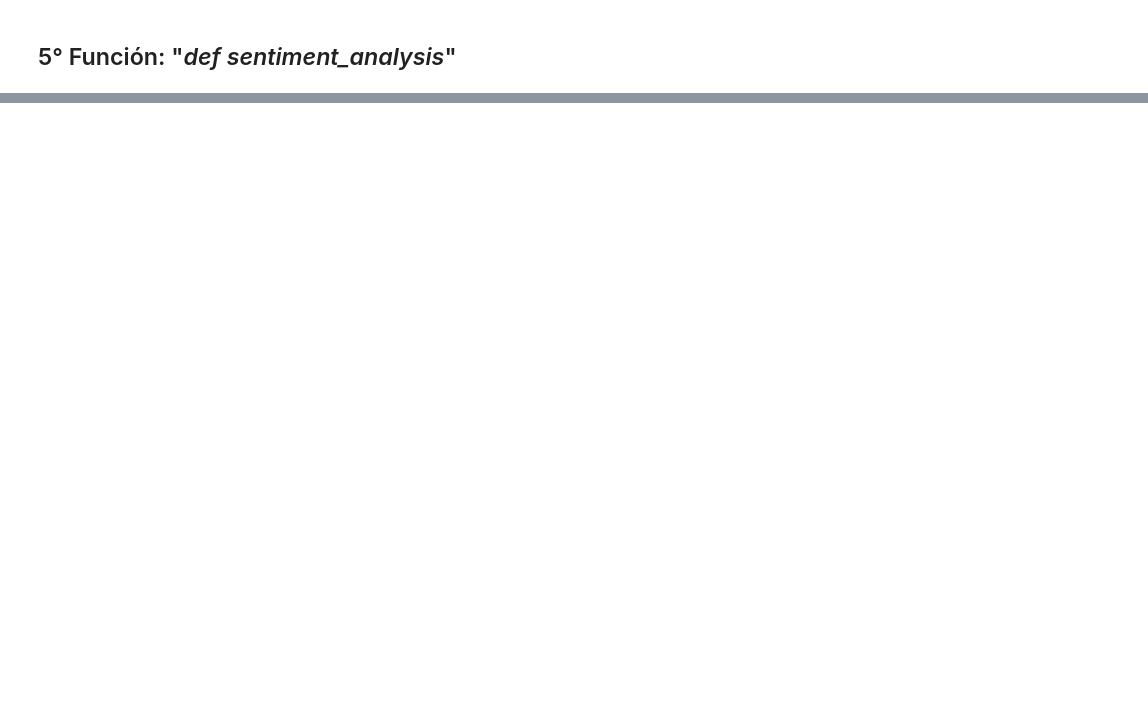
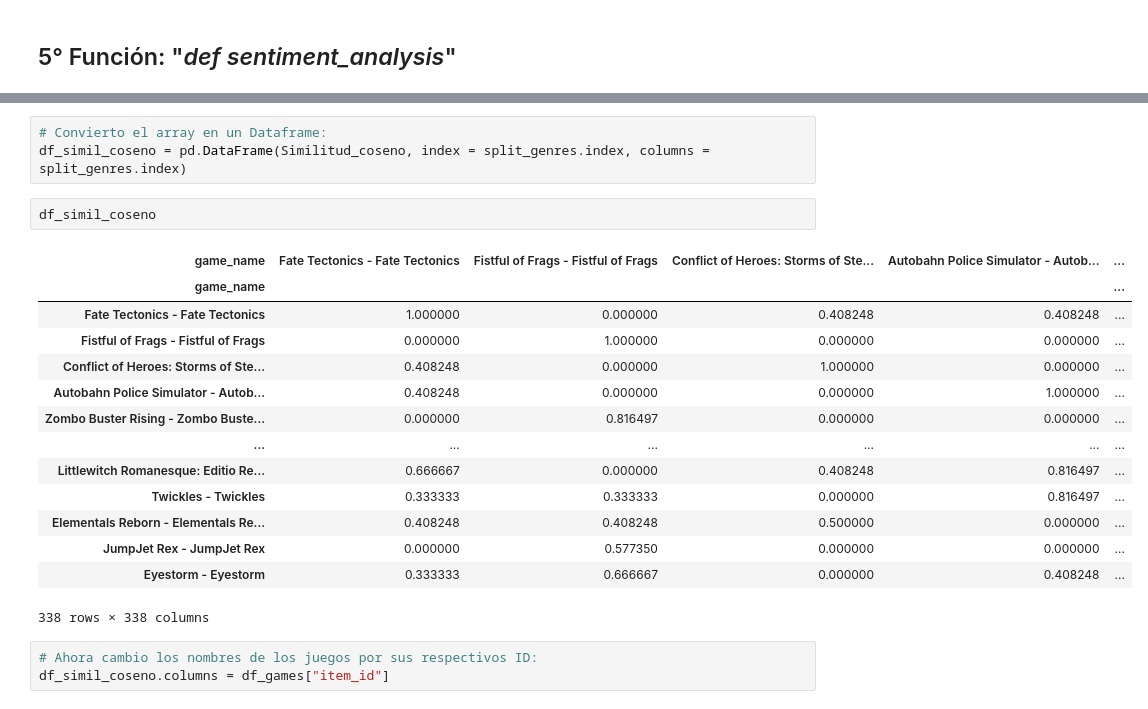
Before and after one commit to ignita22/1-PI_MLOPs, a Jupyter notebook: ETL-EDA-FUNCIONES.ipynb, the cells around one changed output, grey strips where cells are left out. Saved outputs shown, nothing was run; the diff lists cells and outputs as text; blank space fills up the shorter version.

```diff
--- a/ETL-EDA.ipynb
+++ b/ETL-EDA-FUNCIONES.ipynb
@@ -1045,0 +1111,23 @@ print(resultado)
+# %%
+# Convierto el array en un Dataframe:
+df_simil_coseno = pd.DataFrame(Similitud_coseno, index = split_genres.index, columns = split_genres.index)
+# %%
+df_simil_coseno
+# %% [output]
+| game_name | Fate Tectonics - Fate Tectonics | Fistful of Frags - Fistful of Frags | Conflict of Heroes: Storms of Ste... | Autobahn Police Simulator - Autob... | ... |
+| game_name |  |  |  |  | ... |
+| Fate Tectonics - Fate Tectonics | 1.000000 | 0.000000 | 0.408248 | 0.408248 | ... |
+| Fistful of Frags - Fistful of Frags | 0.000000 | 1.000000 | 0.000000 | 0.000000 | ... |
+| Conflict of Heroes: Storms of Ste... | 0.408248 | 0.000000 | 1.000000 | 0.000000 | ... |
+| Autobahn Police Simulator - Autob... | 0.408248 | 0.000000 | 0.000000 | 1.000000 | ... |
+| Zombo Buster Rising - Zombo Buste... | 0.000000 | 0.816497 | 0.000000 | 0.000000 | ... |
+| ... | ... | ... | ... | ... | ... |
+| Littlewitch Romanesque: Editio Re... | 0.666667 | 0.000000 | 0.408248 | 0.816497 | ... |
+| Twickles - Twickles | 0.333333 | 0.333333 | 0.000000 | 0.816497 | ... |
+| Elementals Reborn - Elementals Re... | 0.408248 | 0.408248 | 0.500000 | 0.000000 | ... |
+| JumpJet Rex - JumpJet Rex | 0.000000 | 0.577350 | 0.000000 | 0.000000 | ... |
+| Eyestorm - Eyestorm | 0.333333 | 0.666667 | 0.000000 | 0.408248 | ... |
+338 rows × 338 columns
+# %%
+# Ahora cambio los nombres de los juegos por sus respectivos ID:
+df_simil_coseno.columns = df_games["item_id"]
```
Also changed, not shown: parts of 23 cells of this notebook, 2 other files.
